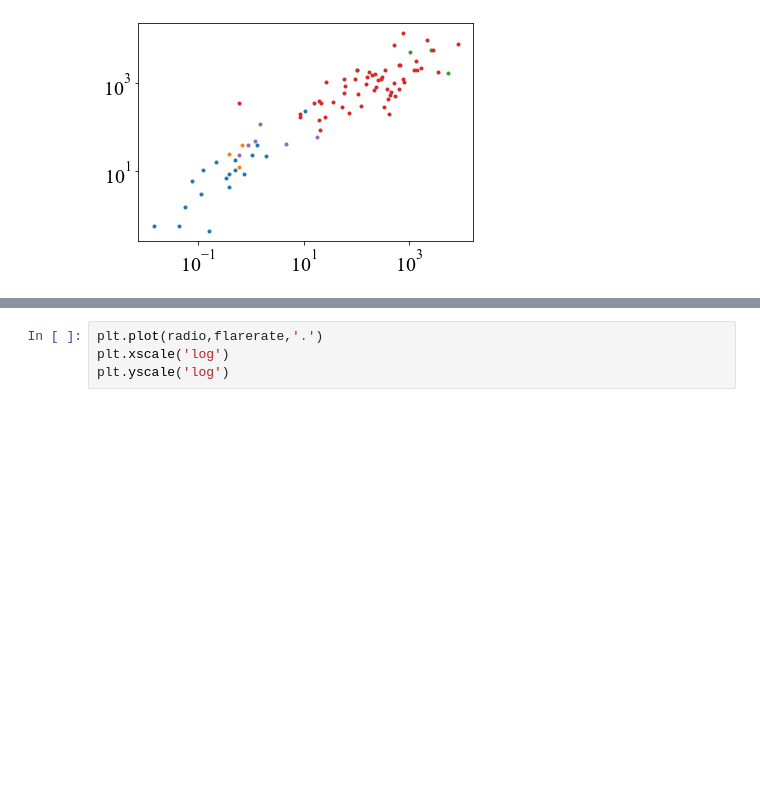
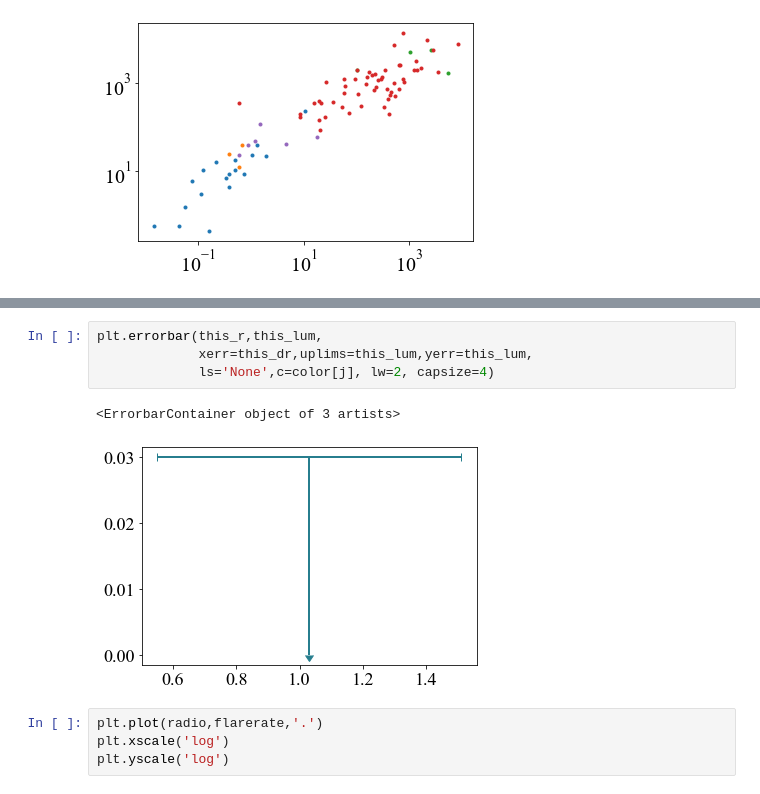
Before and after one commit to benjaminpope/mtv, a Jupyter notebook: notebooks/paper_plots.ipynb, the cells around one changed output, grey strips where cells are left out. Saved outputs shown, nothing was run; the diff lists cells and outputs as text; blank space fills up the shorter version.

```diff
--- a/notebooks/paper_plots.ipynb
+++ b/notebooks/paper_plots.ipynb
@@ -207,3 +230,10 @@ plt.savefig('gudel_benz_flares_context.pdf',bbox_inches='tight')
+# %%
+plt.errorbar(this_r,this_lum,
+             xerr=this_dr,uplims=this_lum,yerr=this_lum,
+             ls='None',c=color[j], lw=2, capsize=4)
+# %% [output]
+<ErrorbarContainer object of 3 artists>
+[figure, added]
 # %%
 plt.plot(radio,flarerate,'.')
 plt.xscale('log')
```
Also changed, not shown: parts of 9 cells of this notebook, 5 other files.
